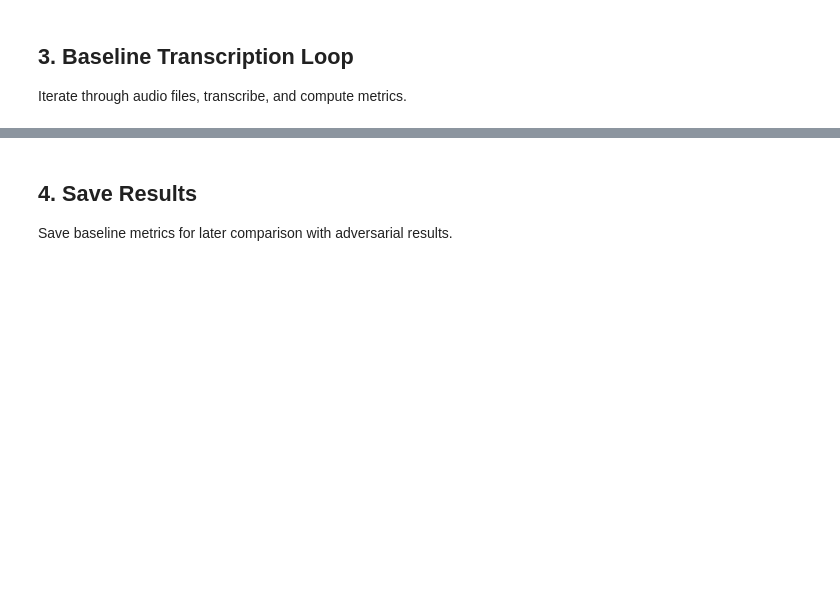
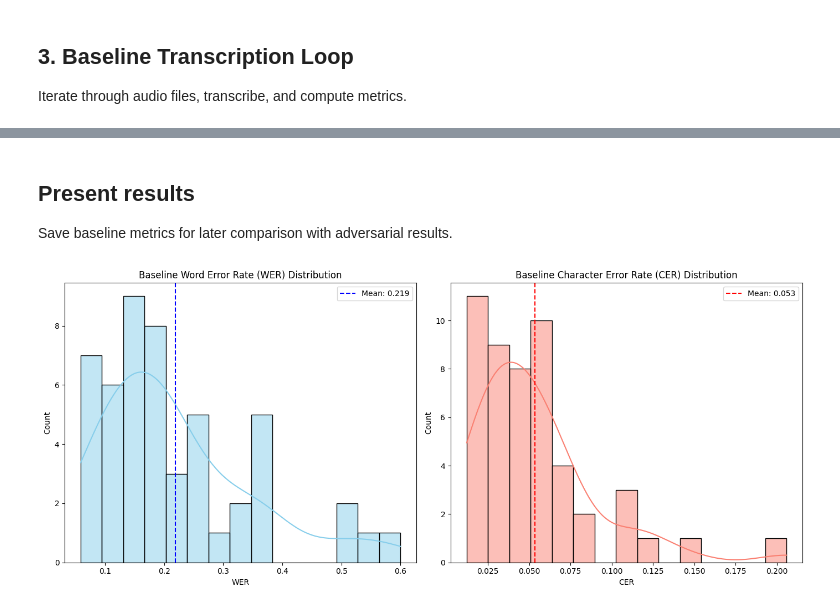
Before and after one commit to victorhg/aai-590-capstone, a Jupyter notebook: notebooks/02_performance_evaluation.ipynb, the cells around one changed output, grey strips where cells are left out. Saved outputs shown, nothing was run; the diff lists cells and outputs as text; code cells hidden in the pictures; blank space fills up the shorter version.

```diff
--- a/notebooks/02_performance_evaluation.ipynb
+++ b/notebooks/02_performance_evaluation.ipynb
@@ -66,0 +59,2 @@ print(f"Found {len(list(test_clean_path.rglob('*.flac')))} audio files.")
+# %%
+audio_ds = data_loader.load_dataset()
@@ -67,3 +66,21 @@ print(f"Found {len(list(test_clean_path.rglob('*.flac')))} audio files.")
+# %%
+def get_ground_truth(audio_path: Path):
+    # LibriSpeech structure: test-clean/speaker/chapter/file.flac
+    # Trans file: test-clean/speaker/chapter/speaker-chapter.trans.txt
+    chapter_dir = audio_path.parent
+    speaker_id = audio_path.parts[-3]
+    chapter_id = audio_path.parts[-2]
+    trans_file = chapter_dir / f"{speaker_id}-{chapter_id}.trans.txt"
+
+    if not trans_file.exists():
+        return None
+
+    with open(trans_file, 'r') as f:
+        for line in f:
+            parts = line.split()
+            if parts[0] == audio_path.stem:
+                return " ".join(parts[1:]).strip().lower()
+    return None
 # %% [markdown]
 ## 3. Baseline Transcription Loop
 
@@ -120,4 +136,29 @@ print(f"CER: {base_cer / len(results):.4f}")
 # %% [markdown]
-## 4. Save Results
+## Present results
 
 Save baseline metrics for later comparison with adversarial results.
+# %%
+df_baseline = pd.DataFrame(results)
+
+plt.figure(figsize=(14, 6))
+
+# WER Distribution
+plt.subplot(1, 2, 1)
+sns.histplot(df_baseline['wer'], bins=15, kde=True, color='skyblue')
+plt.axvline(df_baseline['wer'].mean(), color='blue', linestyle='--', label=f'Mean: {df_baseline["wer"].mean():.3f}')
+plt.title('Baseline Word Error Rate (WER) Distribution')
+plt.xlabel('WER')
+plt.legend()
+
+# CER Distribution
+plt.subplot(1, 2, 2)
+sns.histplot(df_baseline['cer'], bins=15, kde=True, color='salmon')
+plt.axvline(df_baseline['cer'].mean(), color='red', linestyle='--', label=f'Mean: {df_baseline["cer"].mean():.3f}')
+plt.title('Baseline Character Error Rate (CER) Distribution')
+plt.xlabel('CER')
+plt.legend()
+
+plt.tight_layout()
+plt.show()
+# %% [output]
+[figure, added]
```
Also changed, not shown: parts of 9 cells of this notebook, 6 other files.
